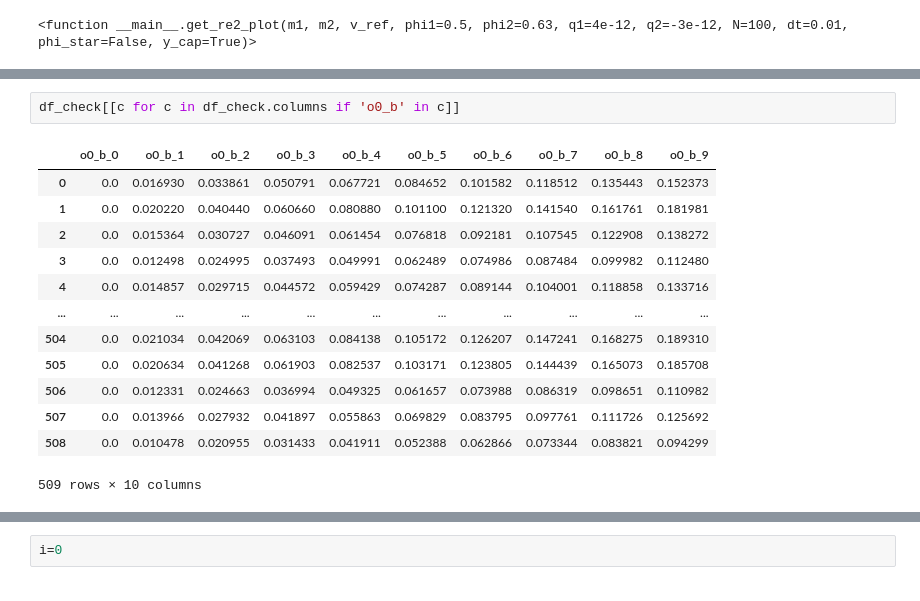
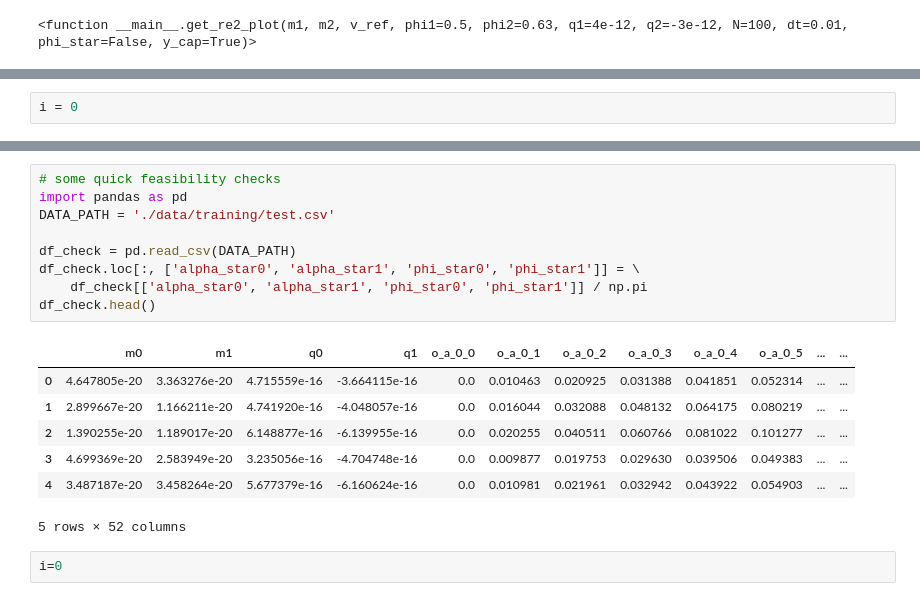
Before and after one commit to hsteude/communicating_agents, a Jupyter notebook: notebooks/01_reference_experiement_visualization.ipynb, the cells around one changed output, grey strips where cells are left out. Drawn from its saved outputs; the diff is of its cells as text.

```diff
--- a/notebooks/01_reference_experiement_visualization.ipynb
+++ b/notebooks/01_reference_experiement_visualization.ipynb
@@ -155,19 +118,5 @@ df_check[[c for c in df_check.columns if 'o0_a' in c]]
-# %%
-df_check[[c for c in df_check.columns if 'o0_b' in c]]
-# %% [output]
-|  | o0_b_0 | o0_b_1 | o0_b_2 | o0_b_3 | o0_b_4 | o0_b_5 | o0_b_6 | o0_b_7 | o0_b_8 | o0_b_9 |
-| 0 | 0.0 | 0.016930 | 0.033861 | 0.050791 | 0.067721 | 0.084652 | 0.101582 | 0.118512 | 0.135443 | 0.152373 |
-| 1 | 0.0 | 0.020220 | 0.040440 | 0.060660 | 0.080880 | 0.101100 | 0.121320 | 0.141540 | 0.161761 | 0.181981 |
-| 2 | 0.0 | 0.015364 | 0.030727 | 0.046091 | 0.061454 | 0.076818 | 0.092181 | 0.107545 | 0.122908 | 0.138272 |
-| 3 | 0.0 | 0.012498 | 0.024995 | 0.037493 | 0.049991 | 0.062489 | 0.074986 | 0.087484 | 0.099982 | 0.112480 |
-| 4 | 0.0 | 0.014857 | 0.029715 | 0.044572 | 0.059429 | 0.074287 | 0.089144 | 0.104001 | 0.118858 | 0.133716 |
-| ... | ... | ... | ... | ... | ... | ... | ... | ... | ... | ... |
-| 504 | 0.0 | 0.021034 | 0.042069 | 0.063103 | 0.084138 | 0.105172 | 0.126207 | 0.147241 | 0.168275 | 0.189310 |
-| 505 | 0.0 | 0.020634 | 0.041268 | 0.061903 | 0.082537 | 0.103171 | 0.123805 | 0.144439 | 0.165073 | 0.185708 |
-| 506 | 0.0 | 0.012331 | 0.024663 | 0.036994 | 0.049325 | 0.061657 | 0.073988 | 0.086319 | 0.098651 | 0.110982 |
-| 507 | 0.0 | 0.013966 | 0.027932 | 0.041897 | 0.055863 | 0.069829 | 0.083795 | 0.097761 | 0.111726 | 0.125692 |
-| 508 | 0.0 | 0.010478 | 0.020955 | 0.031433 | 0.041911 | 0.052388 | 0.062866 | 0.073344 | 0.083821 | 0.094299 |
-509 rows × 10 columns
+# %%
+i = 0
 # %%
 i +=1
 m0 = df_check.m0[i]
@@ -185,6 +134,23 @@ req.run()
 req.visualize()
 # %% [output]
 [interactive output not drawn]
+# %%
+# some quick feasibility checks
+import pandas as pd
+DATA_PATH = './data/training/test.csv'
+
+df_check = pd.read_csv(DATA_PATH)
+df_check.loc[:, ['alpha_star0', 'alpha_star1', 'phi_star0', 'phi_star1']] = \
+    df_check[['alpha_star0', 'alpha_star1', 'phi_star0', 'phi_star1']] / np.pi
+df_check.head()
+# %% [output]
+|  | m0 | m1 | q0 | q1 | o_a_0_0 | o_a_0_1 | o_a_0_2 | o_a_0_3 | o_a_0_4 | o_a_0_5 | ... | ... |
+| 0 | 4.647805e-20 | 3.363276e-20 | 4.715559e-16 | -3.664115e-16 | 0.0 | 0.010463 | 0.020925 | 0.031388 | 0.041851 | 0.052314 | ... | ... |
+| 1 | 2.899667e-20 | 1.166211e-20 | 4.741920e-16 | -4.048057e-16 | 0.0 | 0.016044 | 0.032088 | 0.048132 | 0.064175 | 0.080219 | ... | ... |
+| 2 | 1.390255e-20 | 1.189017e-20 | 6.148877e-16 | -6.139955e-16 | 0.0 | 0.020255 | 0.040511 | 0.060766 | 0.081022 | 0.101277 | ... | ... |
+| 3 | 4.699369e-20 | 2.583949e-20 | 3.235056e-16 | -4.704748e-16 | 0.0 | 0.009877 | 0.019753 | 0.029630 | 0.039506 | 0.049383 | ... | ... |
+| 4 | 3.487187e-20 | 3.458264e-20 | 5.677379e-16 | -6.160624e-16 | 0.0 | 0.010981 | 0.021961 | 0.032942 | 0.043922 | 0.054903 | ... | ... |
+5 rows × 52 columns
 # %%
 i=0
 # %%
```
Also changed, not shown: parts of 5 cells of this notebook, 4 other files.
